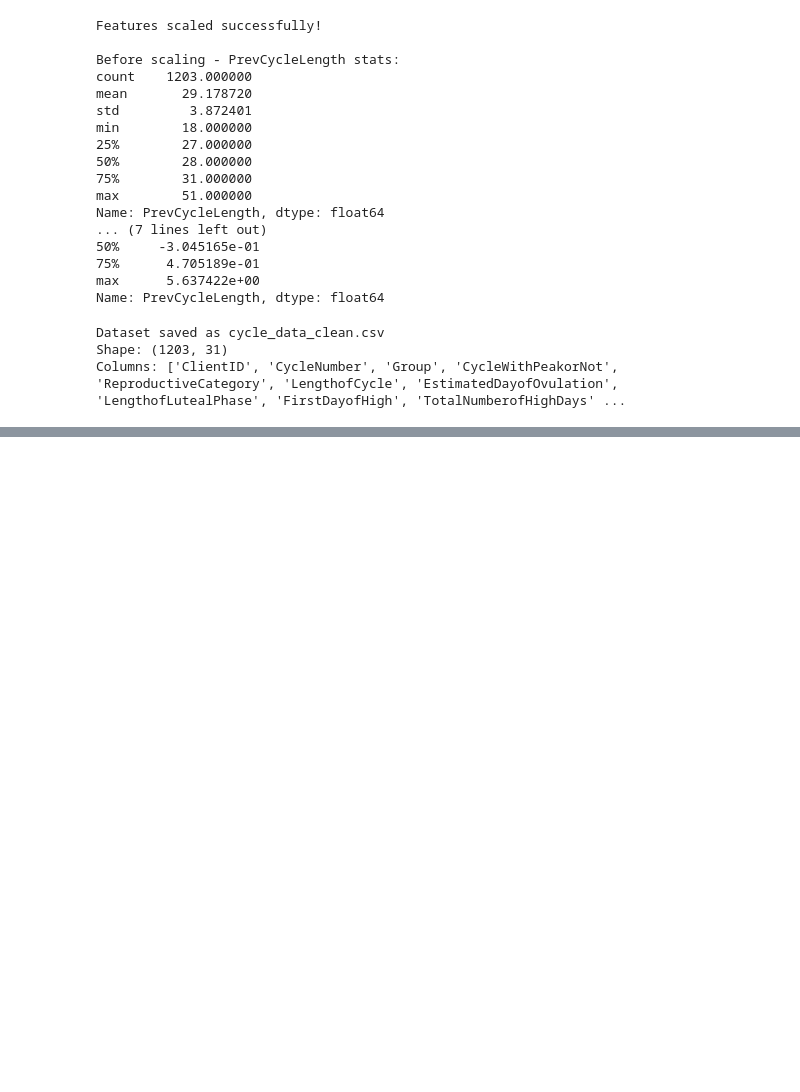
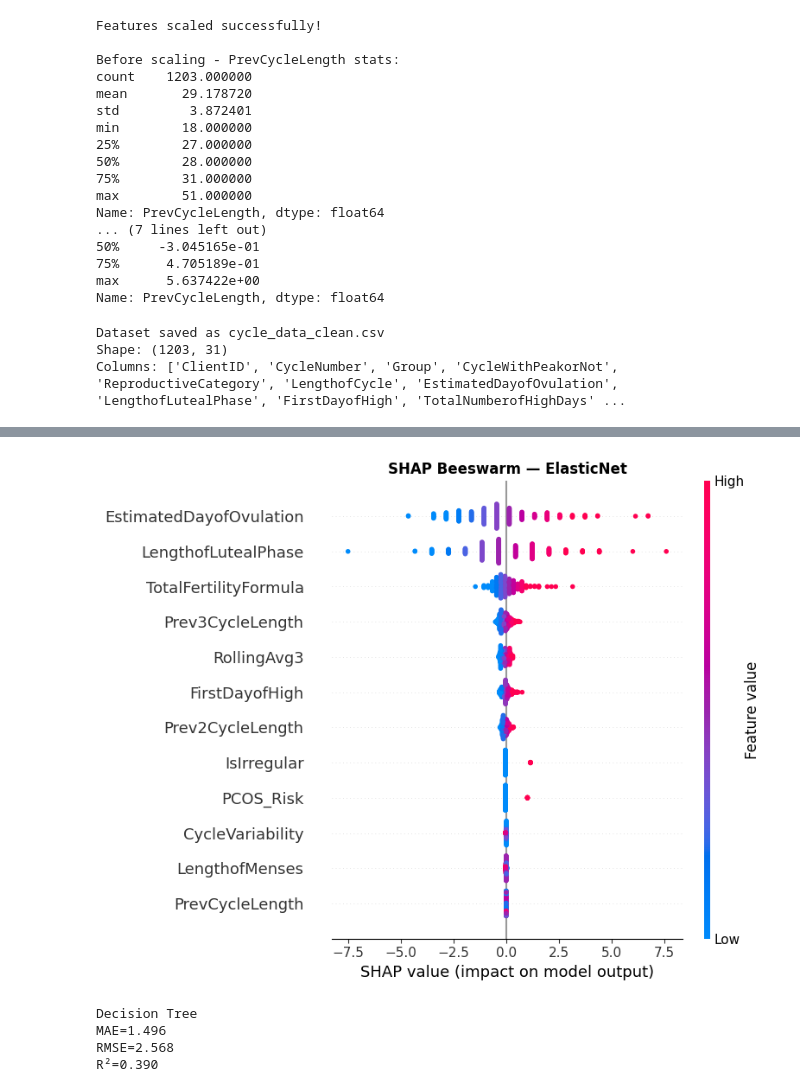
Before and after one commit to NamatovuChristineMaria123/Menstrual-Cycle-Forecasting, a Jupyter notebook: track_cycle.ipynb, the cells around one changed output, grey strips where cells are left out. Cells and saved outputs as stored; diff of their text form; code cells hidden in the pictures; blank space fills up the shorter version.

```diff
--- a/track_cycle.ipynb
+++ b/track_cycle.ipynb
@@ -1258,0 +839,45 @@ Best Model: Linear Regression
+# %%
+# ELASTICNET
+# XAI: SHAP LinearExplainer
+# Best choice since ElasticNet combines L1+L2; SHAP shows the net
+# contribution of each feature after both regularisers have acted
+
+enet_explainer   = shap.LinearExplainer(enet_model, X_train)
+enet_shap_values = enet_explainer.shap_values(X_test)
+enet_explanation = shap.Explanation(
+    values=enet_shap_values,
+    base_values=enet_explainer.expected_value,
+    data=X_test.values,
+    feature_names=feature_cols
+)
+
+shap.plots.beeswarm(enet_explanation, max_display=12, show=False)
+plt.title("SHAP Beeswarm — ElasticNet", fontweight='bold')
+plt.tight_layout()
+plt.savefig('visuals/xai_enet_shap.png', dpi=150, bbox_inches='tight')
+plt.show()
+# %% [output]
+[figure, added]
+# %%
+# MODEL 5: DECISION TREE REGRESSOR
+# Training & Evaluation
+
+from sklearn.tree import DecisionTreeRegressor
+
+dt_model = DecisionTreeRegressor(max_depth=5, random_state=42)
+dt_model.fit(X_train, y_train)
+dt_pred  = dt_model.predict(X_test)
+
+dt_mae  = mean_absolute_error(y_test, dt_pred)
+dt_rmse = np.sqrt(mean_squared_error(y_test, dt_pred))
+dt_r2   = r2_score(y_test, dt_pred)
+
+print(f"Decision Tree")
+print(f"MAE={dt_mae:.3f}")
+print(f"RMSE={dt_rmse:.3f}")
+print(f"R²={dt_r2:.3f}")
+# %% [output]
+Decision Tree
+MAE=1.496
+RMSE=2.568
+R²=0.390
```
Also changed, not shown: parts of 53 cells of this notebook, 25 other files.
